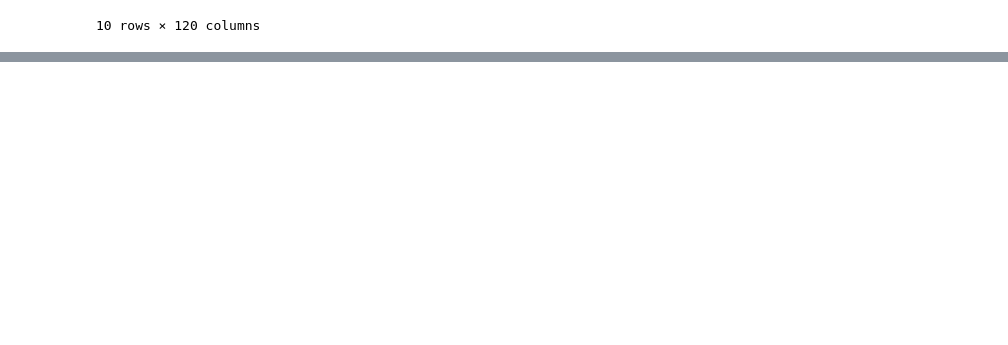
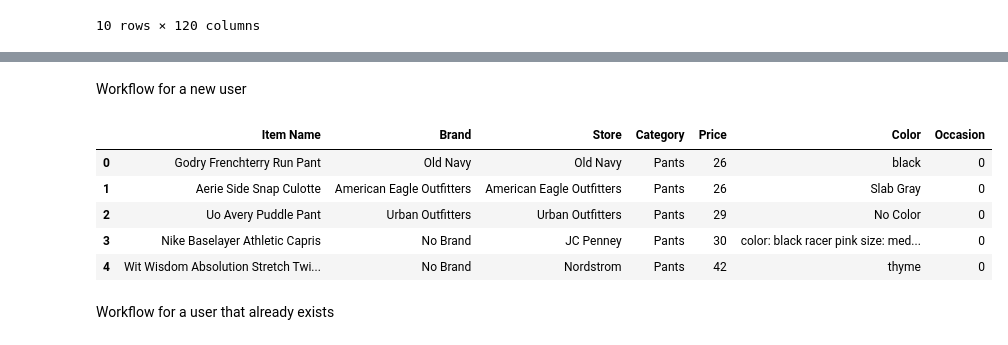
Before and after one commit to yucedincer/Capstone-Finery, a Jupyter notebook: Stella/finery_stella.ipynb, the cells around one changed output, grey strips where cells are left out. Drawn from its saved outputs; the diff is of its cells as text; code cells hidden in the pictures; blank space fills up the shorter version.

```diff
--- a/Stella/finery_stella.ipynb
+++ b/Stella/finery_stella.ipynb
@@ -413,0 +459,2 @@ all_data.shape
+# %% [markdown]
+Workflow for a new user
@@ -413,0 +471,52 @@ all_data.shape
+# %%
+# Second page: select some inputs but do not have a wardrobe
+influencers = ['weworewhat', 'chiaraferragni', 'blaireadiebee', 'somethingnavy', 'hannahbronfman',
+               'nicolettemason', 'manrepeller', 'jordynwoods', 'seaofshoes', 'ariellecharnas']
+
+def recommendation_influencer_aff(list_influencer, n_item, list_items = [], list_brand = [], list_occasion = [], list_category = [], list_price = []):
+    influencer = pd.DataFrame(data = 0, columns = influencers, index = ['new user'])
+    for influ in list_influencer:
+        influencer[influ] = 1
+    similarity_user = similarity(user_influencer.append(pd.DataFrame(influencer)))
+    similar_users = similarity_user['new user'].sort_values(ascending = False)[1:]
+    if (similar_users[0] == 0):
+        recommendation = most_popular(n_item, list_items, list_brand, list_occasion, list_category)
+    else:
+        similar_users = similar_users[similar_users > 0.5].index
+        item = filter_item(list_items, list_brand, list_occasion, list_category, list_price)
+        similar_subset = item[item['user_id'].isin(similar_users)]
+        similar_subset = similar_subset.groupby(["product_id", "category_name"])[["has_product"]].sum().reset_index()
+        similar_subset = similar_subset[similar_subset['has_product'] > 0].sort_values(by = "has_product", ascending = False)
+        if len(similar_subset) <= n_item:
+            n_item = len(similar_subset)
+            similar_subset = similar_subset['product_id']
+        else:
+            similar_subset = random.sample(similar_subset['product_id'].tolist(), n_item)
+        recommendation = fill_table(item, similar_subset, n_item)
+    return recommendation
+# %%
+def recommend_new_user(list_influencer, n_recommendations, list_brand, list_occasion, list_category, list_price):
+    list_items = []
+    if list_influencer == []:
+        return most_popular(n_recommendations, list_items, list_brand, list_occasion, list_category, list_price)
+    else:
+        return recommendation_influencer_aff(list_influencer, n_recommendations, list_items, list_brand, list_occasion, list_category, list_price)
+# %%
+# User selection:
+list_influencer = [] # user input
+list_occasion = [] # user input
+list_category = [] # user input
+list_price = ['a']
+# %%
+list_brand = []
+n_recommendations = 5
+recommend_new_user(list_influencer, n_recommendations, list_brand, list_occasion, list_category, list_price)
+# %% [output]
+|  | Item Name | Brand | Store | Category | Price | Color | Occasion |
+| 0 | Godry Frenchterry Run Pant | Old Navy | Old Navy | Pants | 26 | black | 0 |
+| 1 | Aerie Side Snap Culotte | American Eagle Outfitters | American Eagle Outfitters | Pants | 26 | Slab Gray | 0 |
+| 2 | Uo Avery Puddle Pant | Urban Outfitters | Urban Outfitters | Pants | 29 | No Color | 0 |
+| 3 | Nike Baselayer Athletic Capris | No Brand | JC Penney | Pants | 30 | color: black racer pink size: med... | 0 |
+| 4 | Wit Wisdom Absolution Stretch Twi... | No Brand | Nordstrom | Pants | 42 | thyme | 0 |
+# %% [markdown]
+Workflow for a user that already exists
```
Also changed, not shown: parts of 63 cells of this notebook, 3 other files.
